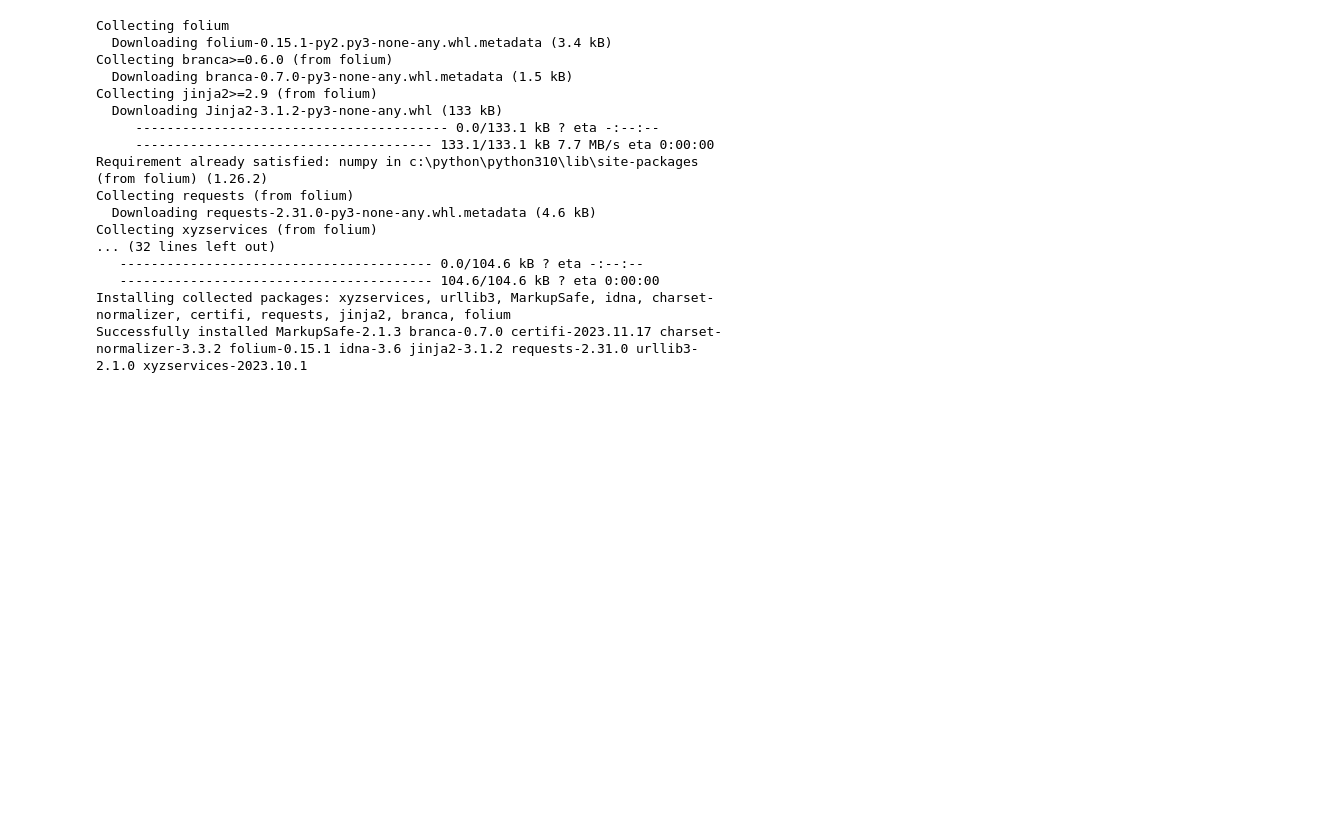
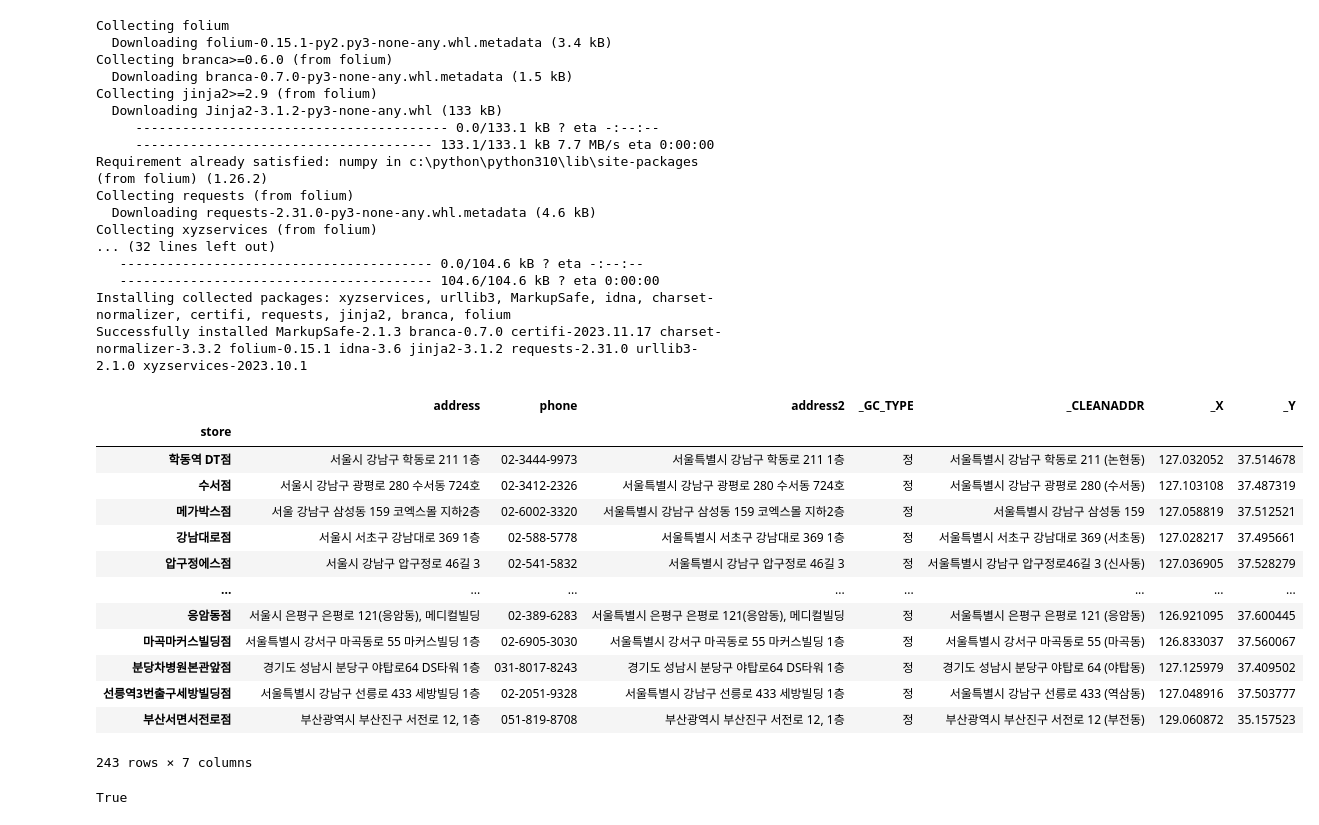
Before and after one commit to jurwon/BigdataVisualization_analyze, a Jupyter notebook: ch3_지도맵-통계/test.ipynb, the cells around one changed output. Drawn from its saved outputs; the diff is of its cells as text; code cells hidden in the pictures; blank space fills up the shorter version.

Commit message:
커피빈_마커추가

```diff
--- a/ch3_지도맵-통계/test.ipynb
+++ b/ch3_지도맵-통계/test.ipynb
@@ -165,0 +161,19 @@ map_busanit.save("./map_busanit.html")
+# %%
+#커피빈 매장의 주소 ->위도 경도로 변환된 csv파일 읽기
+CB_geoData  = pd.read_csv("./CB.geo_shp.csv", encoding="utf-8", index_col=0, header=0, engine="python")
+CB_geoData
+# %% [output]
+|  | address | phone | address2 | _GC_TYPE | _CLEANADDR | _X | _Y |
+| store |  |  |  |  |  |  |  |
+| 학동역 DT점 | 서울시 강남구 학동로 211 1층 | 02-3444-9973 | 서울특별시 강남구 학동로 211 1층 | 정 | 서울특별시 강남구 학동로 211 (논현동) | 127.032052 | 37.514678 |
+| 수서점 | 서울시 강남구 광평로 280 수서동 724호 | 02-3412-2326 | 서울특별시 강남구 광평로 280 수서동 724호 | 정 | 서울특별시 강남구 광평로 280 (수서동) | 127.103108 | 37.487319 |
+| 메가박스점 | 서울 강남구 삼성동 159 코엑스몰 지하2층 | 02-6002-3320 | 서울특별시 강남구 삼성동 159 코엑스몰 지하2층 | 정 | 서울특별시 강남구 삼성동 159 | 127.058819 | 37.512521 |
+| 강남대로점 | 서울시 서초구 강남대로 369 1층 | 02-588-5778 | 서울특별시 서초구 강남대로 369 1층 | 정 | 서울특별시 서초구 강남대로 369 (서초동) | 127.028217 | 37.495661 |
+| 압구정에스점 | 서울시 강남구 압구정로 46길 3 | 02-541-5832 | 서울특별시 강남구 압구정로 46길 3 | 정 | 서울특별시 강남구 압구정로46길 3 (신사동) | 127.036905 | 37.528279 |
+| ... | ... | ... | ... | ... | ... | ... | ... |
+| 응암동점 | 서울시 은평구 은평로 121(응암동), 메디컬빌딩 | 02-389-6283 | 서울특별시 은평구 은평로 121(응암동), 메디컬빌딩 | 정 | 서울특별시 은평구 은평로 121 (응암동) | 126.921095 | 37.600445 |
+| 마곡마커스빌딩점 | 서울특별시 강서구 마곡동로 55 마커스빌딩 1층 | 02-6905-3030 | 서울특별시 강서구 마곡동로 55 마커스빌딩 1층 | 정 | 서울특별시 강서구 마곡동로 55 (마곡동) | 126.833037 | 37.560067 |
+| 분당차병원본관앞점 | 경기도 성남시 분당구 야탑로64 DS타워 1층 | 031-8017-8243 | 경기도 성남시 분당구 야탑로64 DS타워 1층 | 정 | 경기도 성남시 분당구 야탑로 64 (야탑동) | 127.125979 | 37.409502 |
+| 선릉역3번출구세방빌딩점 | 서울특별시 강남구 선릉로 433 세방빌딩 1층 | 02-2051-9328 | 서울특별시 강남구 선릉로 433 세방빌딩 1층 | 정 | 서울특별시 강남구 선릉로 433 (역삼동) | 127.048916 | 37.503777 |
+| 부산서면서전로점 | 부산광역시 부산진구 서전로 12, 1층 | 051-819-8708 | 부산광역시 부산진구 서전로 12, 1층 | 정 | 부산광역시 부산진구 서전로 12 (부전동) | 129.060872 | 35.157523 |
+243 rows × 7 columns
@@ -165,0 +192,5 @@ map_busanit.save("./map_busanit.html")
+# %%
+import webbrowser
+webbrowser.open("C:/BigData/BigData_note/BigdataVisualization_analyze/ch3_지도맵-통계/map_커피빈_마커추가.html")
+# %% [output]
+True
```
Also changed, not shown: parts of 3 cells of this notebook, 3 other files.
